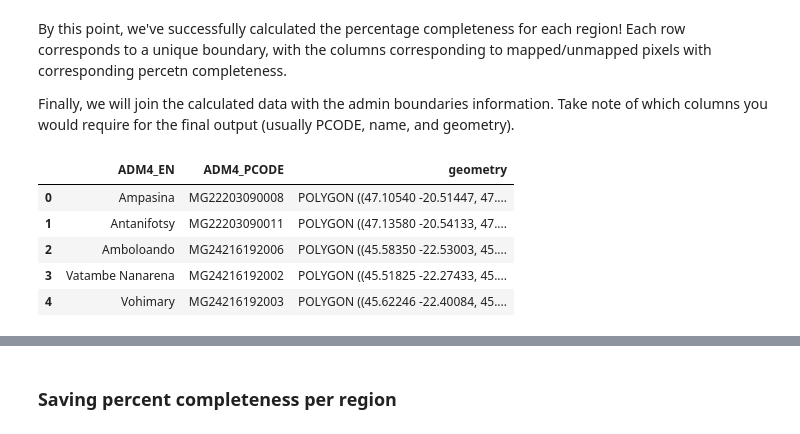
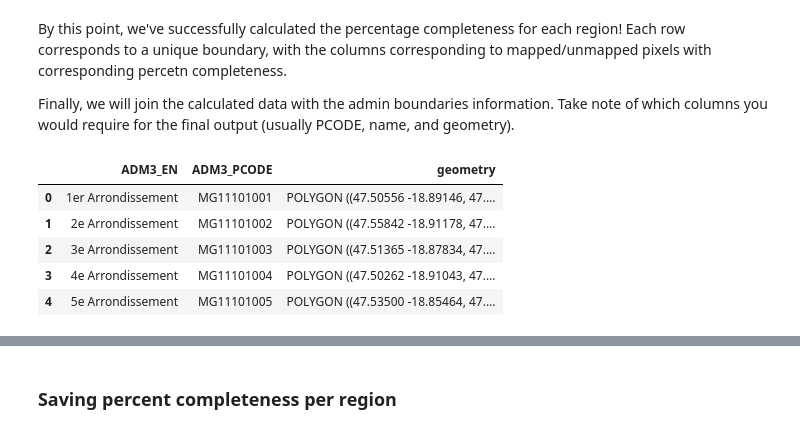
Before and after one commit to thinkingmachines/osm-completeness, a Jupyter notebook: notebooks_2021/1_Methodology2021.ipynb, the cells around one changed output, grey strips where cells are left out. Cells and saved outputs as stored; diff of their text form; code cells hidden in the pictures.

```diff
--- a/notebooks_2021/1_Methodology2021.ipynb
+++ b/notebooks_2021/1_Methodology2021.ipynb
@@ -445,7 +563,7 @@ pixels_all.head()
 # %%
 # Load admin boundaries with relevant information
 adm_gdf = gpd.read_file(
-    "../download_data/{}_adm_all/mdg_admbnda_adm4_BNGRC_OCHA_20181031.shp".format(country_code)
+    "../download_data/{}_adm_all/mdg_admbnda_adm3_BNGRC_OCHA_20181031.shp".format(country_code)
 )
 # %%
 adm_gdf.head()
@@ -529,24 +647,24 @@ Finally, we will join the calculated data with the admin boundaries information.
 # %%
 # Create new dataframe that will store adm_gdf
 # with percentage completness output
 adm_gdf_with_output = adm_gdf
 
 # Get only the columns we need to identify region
 # Add/subtract from the columns list as needed
 adm_gdf_with_output = adm_gdf_with_output[[
-    'ADM4_EN',
-    'ADM4_PCODE',
+    'ADM3_EN',
+    'ADM3_PCODE',
     'geometry'
  ]]
 
 adm_gdf_with_output.head()
 # %% [output]
-|  | ADM4_EN | ADM4_PCODE | geometry |
-| 0 | Ampasina | MG22203090008 | POLYGON ((47.10540 -20.51447, 47.... |
-| 1 | Antanifotsy | MG22203090011 | POLYGON ((47.13580 -20.54133, 47.... |
-| 2 | Amboloando | MG24216192006 | POLYGON ((45.58350 -22.53003, 45.... |
-| 3 | Vatambe Nanarena | MG24216192002 | POLYGON ((45.51825 -22.27433, 45.... |
-| 4 | Vohimary | MG24216192003 | POLYGON ((45.62246 -22.40084, 45.... |
+|  | ADM3_EN | ADM3_PCODE | geometry |
+| 0 | 1er Arrondissement | MG11101001 | POLYGON ((47.50556 -18.89146, 47.... |
+| 1 | 2e Arrondissement | MG11101002 | POLYGON ((47.55842 -18.91178, 47.... |
+| 2 | 3e Arrondissement | MG11101003 | POLYGON ((47.51365 -18.87834, 47.... |
+| 3 | 4e Arrondissement | MG11101004 | POLYGON ((47.50262 -18.91043, 47.... |
+| 4 | 5e Arrondissement | MG11101005 | POLYGON ((47.53500 -18.85464, 47.... |
 # %%
 # Left joining percentage completness values
 # to their respective regions
```
Also changed, not shown: parts of 38 cells of this notebook, 6 other files.
